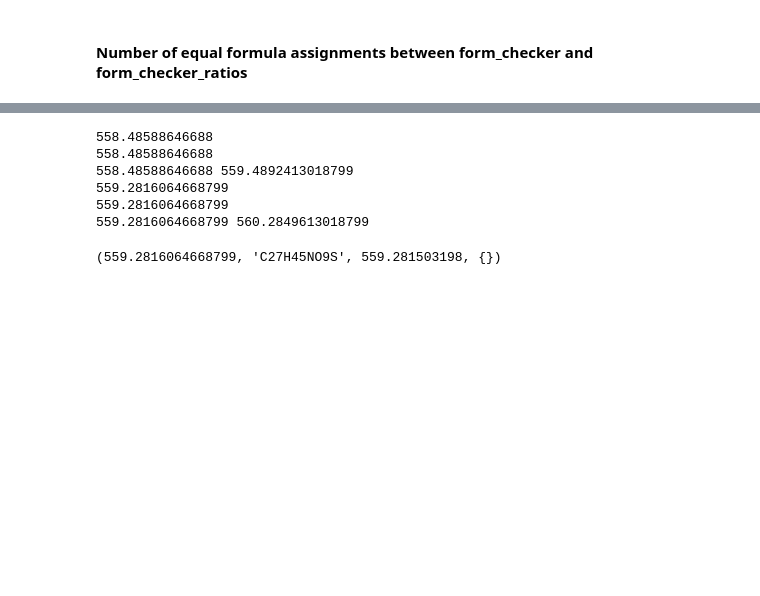
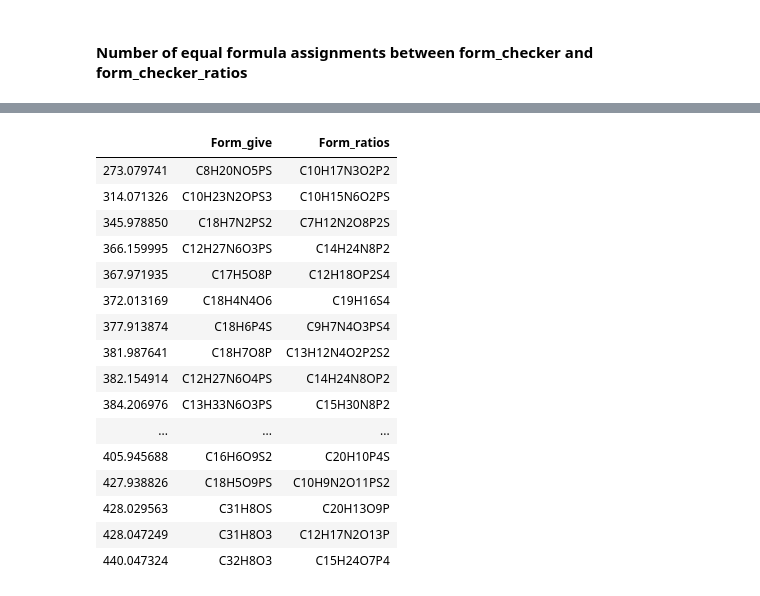
Before and after one commit to aeferreira/similarity_share, a Jupyter notebook: FormGeneration_Assignment.ipynb, the cells around one changed output, grey strips where cells are left out. Saved outputs shown, nothing was run; the diff lists cells and outputs as text; code cells hidden in the pictures; blank space fills up the shorter version.

```diff
--- a/FormGeneration_Assignment.ipynb
+++ b/FormGeneration_Assignment.ipynb
@@ -1257,9 +1347,12 @@ for i in range (1,8):
 700 complete
 # %%
 other.columns = ['Form_ratios', 'Intensity', 'Theo_mass']
-ending = pd.concat([ending,other['Form_ratios']], axis = 1)
-ending.replace({0:np.nan})
-ending[ending['Formula'] != 0]
-ending = ending.loc[ending.index<800]
-ending = ending.loc[ending.index>100]
-ending
+
+# Adding the formula assignment made by this nee form_checker
+formulas_df = pd.concat([formulas_df,other['Form_ratios']], axis = 1)
+formulas_df.replace({0:np.nan})
+formulas_df[formulas_df['Formula'] != 0]
+
+# Consider just the interval in which we assigned formulas here
+formulas_df = formulas_df.loc[formulas_df.index<800]
+formulas_df = formulas_df.loc[formulas_df.index>100]
@@ -1299,17 +1380,20 @@ print(intersection/colus2.sum().iloc[0]*100, '% of same attributions.', )
 # %% [markdown]
 #### Number of equal formula assignments between form_checker and form_checker_ratios
 # %%
-ending = ending.loc[ending.index<800]
-ending = ending.loc[ending.index>100]
-#ending = ending['C(13)' in ending['Formula']]
-colus = ending[['Form_give','Form_ratios']]
-colus2 = colus.notnull()
+formulas_df = formulas_df.loc[formulas_df.index<800]
+formulas_df = formulas_df.loc[formulas_df.index>100]
+#formulas_df = formulas_df['C(13)' in formulas_df['Formula']]
+
+# Put the DataFrame with only the columns of the formulas given by Formularity and form_checker_ratios
+form_df = formulas_df[['Form_give','Form_ratios']]
+form_df_notna = form_df.notnull()
 
 intersection = 0
-for i in range(len(colus)):
-    if colus.iloc[i,0] == colus.iloc[i,1]:
+for i in range(len(form_df)):
+    if form_df.iloc[i,0] == form_df.iloc[i,1]:
         intersection = intersection + 1
 
-print(intersection, 'em', colus2.sum().iloc[0])
-print(intersection/colus2.sum().iloc[0]*100, '% of same attributions.', )
+print(intersection, 'em', form_df_notna.sum().iloc[0],
+      'formulas assigned by form_checker were identically assigned by form_checker_ratios.')
+print(intersection/form_df_notna.sum().iloc[0]*100, '% of same attributions between the 2 algorithms.')
 # %% [output]
@@ -1544,12 +1402,27 @@ Index: []
-# %%
-for i in [558.48588646688, 559.2816064668799]:
-    tup = form_checker(i, threshppm, formulas['dict' + str(5*100)], teste.iloc[j,-1], teste)
-tup
-# %% [output]
-558.48588646688
-558.48588646688
-558.48588646688 559.4892413018799
-559.2816064668799
-559.2816064668799
-559.2816064668799 560.2849613018799
-(559.2816064668799, 'C27H45NO9S', 559.281503198, {})
+# %%
+# Filter DataFrame with only peaks that were assigned by Formularity
+form_only = form_df[form_df.fillna(0)['Form_ratios'] != 0]
+#form_only = form_df[form_df.fillna(0)['Form_give'] != 0]
+
+# Filter DataFrame with the peaks with the different formula assignments by Formularity and form_checker
+dif_assign = form_only[form_only['Form_ratios'] != form_only['Form_give']]
+# %%
+dif_assign.iloc[:20]
+# %% [output]
+|  | Form_give | Form_ratios |
+| 273.079741 | C8H20NO5PS | C10H17N3O2P2 |
+| 314.071326 | C10H23N2OPS3 | C10H15N6O2PS |
+| 345.978850 | C18H7N2PS2 | C7H12N2O8P2S |
+| 366.159995 | C12H27N6O3PS | C14H24N8P2 |
+| 367.971935 | C17H5O8P | C12H18OP2S4 |
+| 372.013169 | C18H4N4O6 | C19H16S4 |
+| 377.913874 | C18H6P4S | C9H7N4O3PS4 |
+| 381.987641 | C18H7O8P | C13H12N4O2P2S2 |
+| 382.154914 | C12H27N6O4PS | C14H24N8OP2 |
+| 384.206976 | C13H33N6O3PS | C15H30N8P2 |
+| ... | ... | ... |
+| 405.945688 | C16H6O9S2 | C20H10P4S |
+| 427.938826 | C18H5O9PS | C10H9N2O11PS2 |
+| 428.029563 | C31H8OS | C20H13O9P |
+| 428.047249 | C31H8O3 | C12H17N2O13P |
+| 440.047324 | C32H8O3 | C15H24O7P4 |
```
Also changed, not shown: parts of 95 cells of this notebook.
